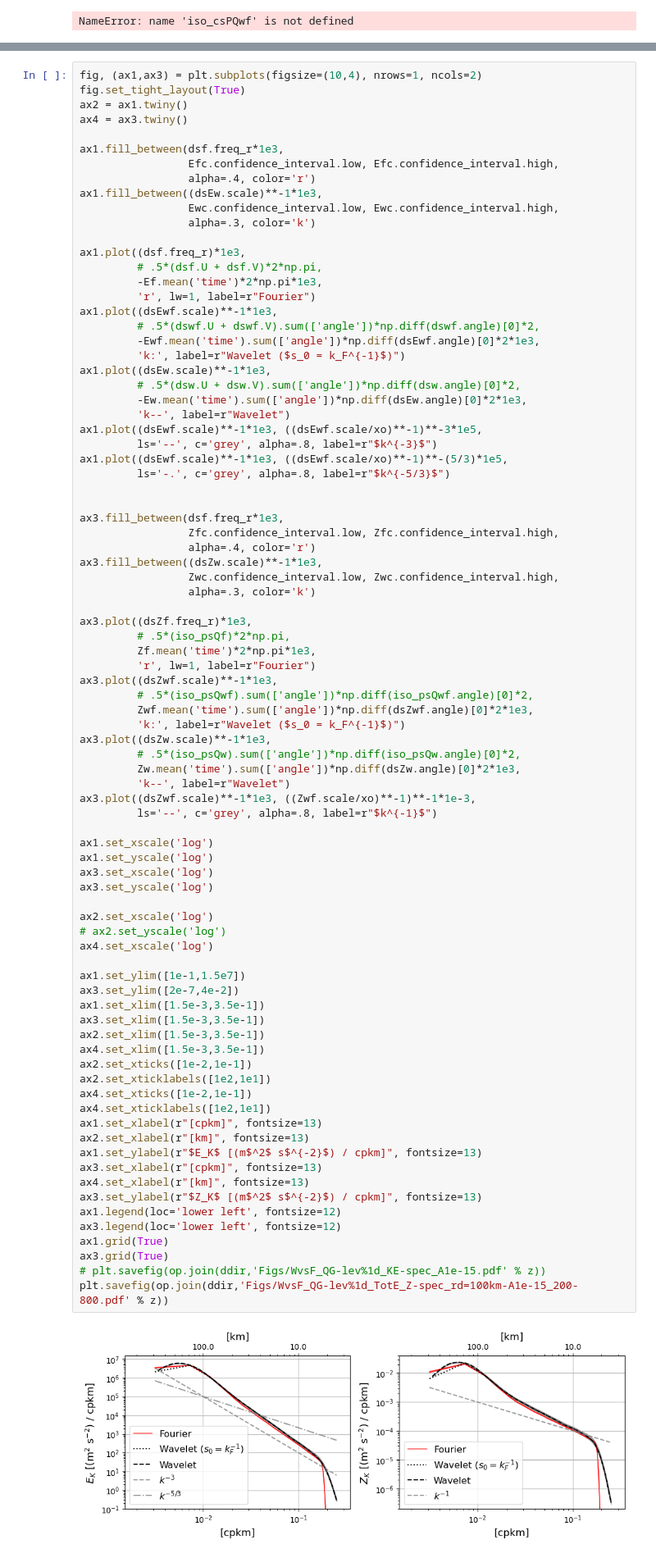
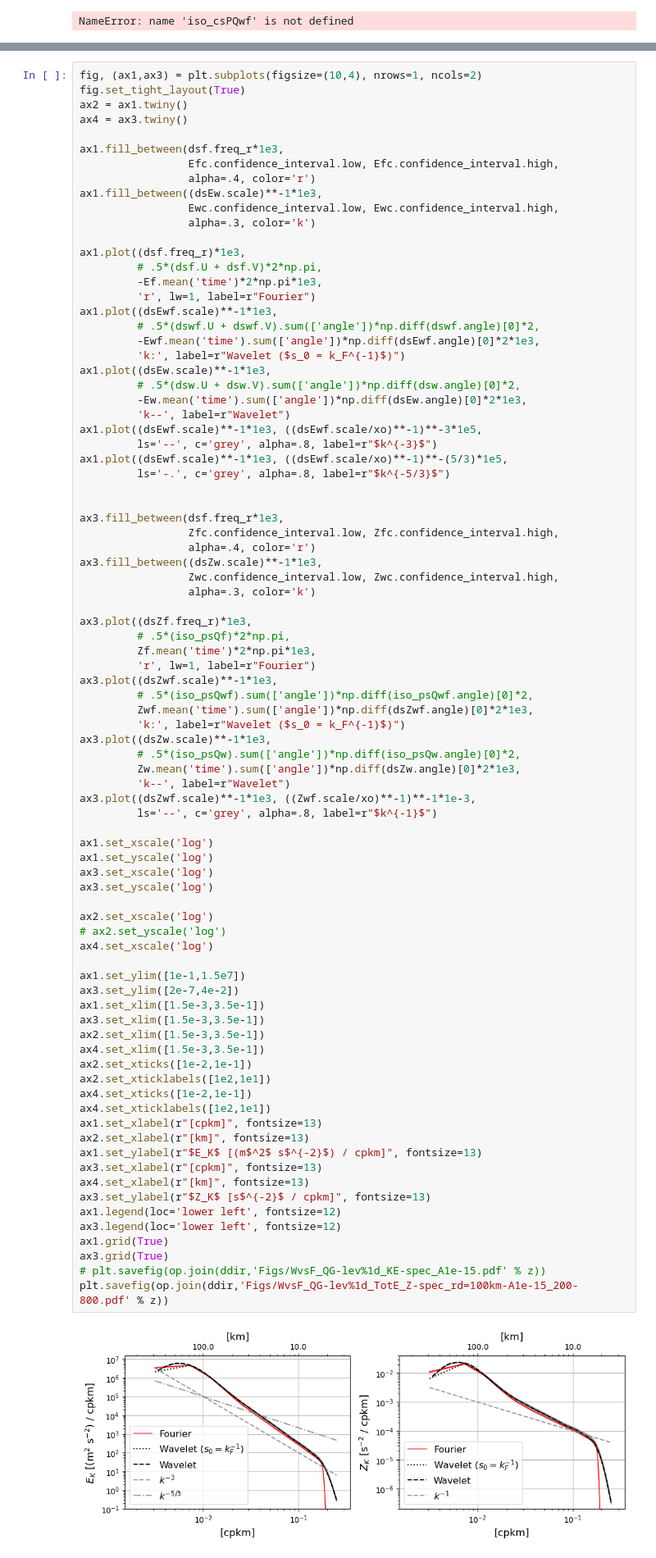
Before and after one commit to roxyboy/QG-wavelets, a Jupyter notebook: SUB_Spectra.ipynb, the cells around one changed output, grey strips where cells are left out. Shown at 82% size. Saved outputs shown, nothing was run; the diff lists cells and outputs as text.

```diff
--- a/SUB_Spectra.ipynb
+++ b/SUB_Spectra.ipynb
@@ -462,35 +462,35 @@ ax1.set_xscale('log')
 ax1.set_yscale('log')
 ax3.set_xscale('log')
 ax3.set_yscale('log')
 
 ax2.set_xscale('log')
 # ax2.set_yscale('log')
 ax4.set_xscale('log')
 
 ax1.set_ylim([1e-1,1.5e7])
 ax3.set_ylim([2e-7,4e-2])
 ax1.set_xlim([1.5e-3,3.5e-1])
 ax3.set_xlim([1.5e-3,3.5e-1])
 ax2.set_xlim([1.5e-3,3.5e-1])
 ax4.set_xlim([1.5e-3,3.5e-1])
 ax2.set_xticks([1e-2,1e-1])
 ax2.set_xticklabels([1e2,1e1])
 ax4.set_xticks([1e-2,1e-1])
 ax4.set_xticklabels([1e2,1e1])
 ax1.set_xlabel(r"[cpkm]", fontsize=13)
 ax2.set_xlabel(r"[km]", fontsize=13)
 ax1.set_ylabel(r"$E_K$ [(m$^2$ s$^{-2}$) / cpkm]", fontsize=13)
 ax3.set_xlabel(r"[cpkm]", fontsize=13)
 ax4.set_xlabel(r"[km]", fontsize=13)
-ax3.set_ylabel(r"$Z_K$ [(m$^2$ s$^{-2}$) / cpkm]", fontsize=13)
+ax3.set_ylabel(r"$Z_K$ [s$^{-2}$ / cpkm]", fontsize=13)
 ax1.legend(loc='lower left', fontsize=12)
 ax3.legend(loc='lower left', fontsize=12)
 ax1.grid(True)
 ax3.grid(True)
 # plt.savefig(op.join(ddir,'Figs/WvsF_QG-lev%1d_KE-spec_A1e-15.pdf' % z))
 plt.savefig(op.join(ddir,'Figs/WvsF_QG-lev%1d_TotE_Z-spec_rd=100km-A1e-15_200-800.pdf' % z))
 # %% [output]
-[figure, old version]
+[figure, new version]
 # %%
 fig, (ax1,ax3) = plt.subplots(figsize=(10,4), nrows=1, ncols=2)
 fig.set_tight_layout(True)
```
Also changed, not shown: parts of 2 cells of this notebook, 2 other files.
